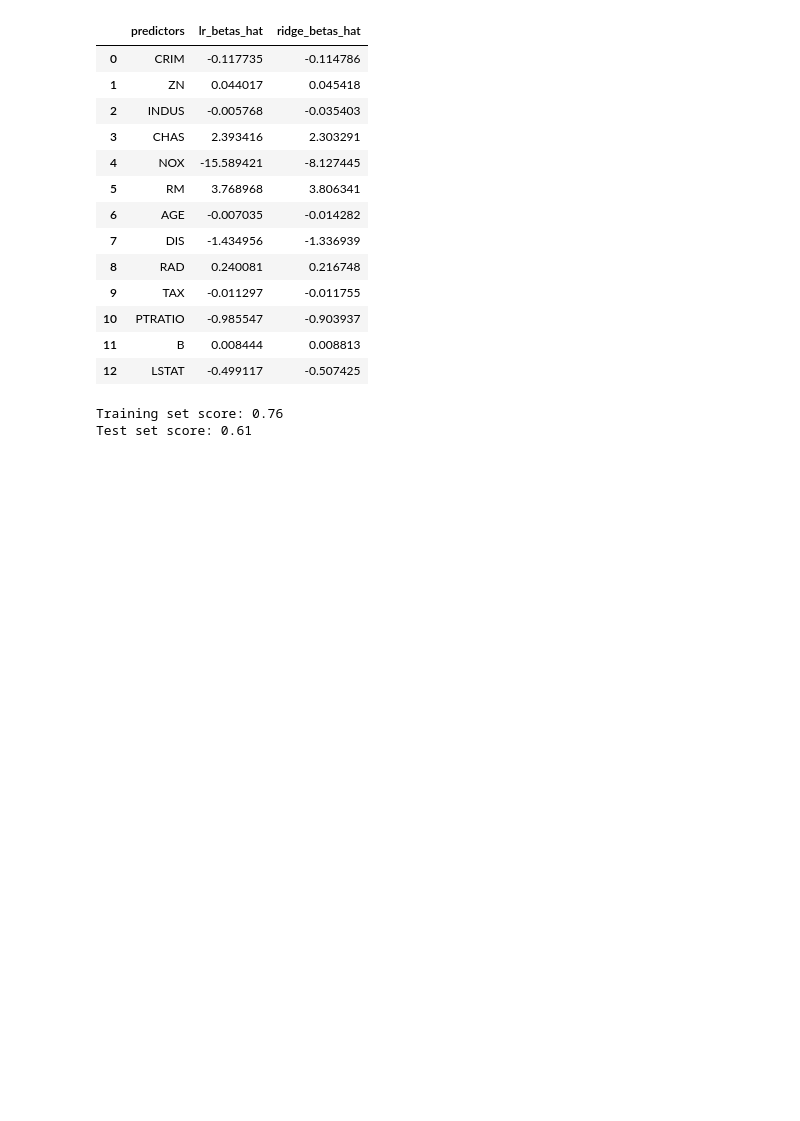
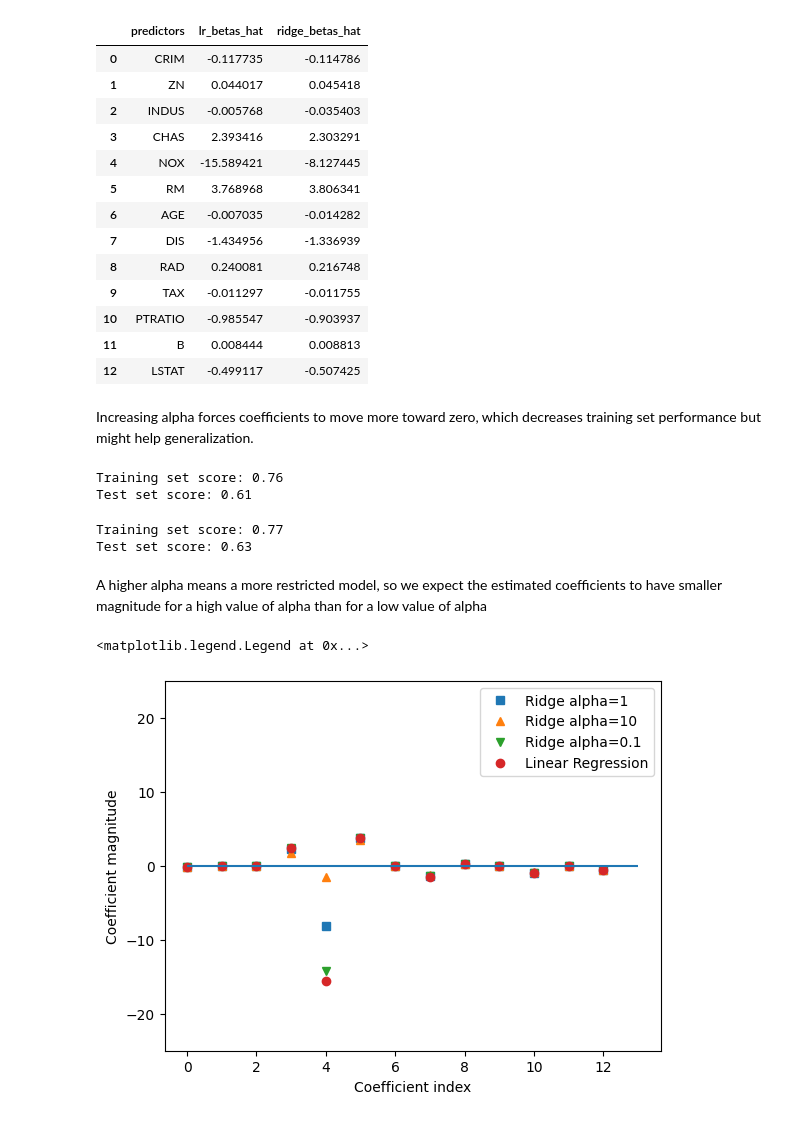
Before and after one commit to pquynhvu/ML, a Jupyter notebook: supervised-learning/linear-model.ipynb, the cells around one changed output. Cells and saved outputs as stored; diff of their text form; code cells hidden in the pictures; blank space fills up the shorter version.

```diff
--- a/supervised-learning/linear-model.ipynb
+++ b/supervised-learning/linear-model.ipynb
@@ -144,10 +162,34 @@ Test set score: 0.63
 | 10 | PTRATIO | -0.985547 | -0.903937 |
 | 11 | B | 0.008444 | 0.008813 |
 | 12 | LSTAT | -0.499117 | -0.507425 |
+# %% [markdown]
+Increasing alpha forces coefficients to move more toward zero, which decreases training set performance but might help generalization.
 # %%
-ridge10 = Ridge(alpha=10).fit(X_boston_train, y_boston_train)
-print("Training set score: {:.2f}".format(ridge10.score(X_boston_train, y_boston_train)))
-print("Test set score: {:.2f}".format(ridge10.score(X_boston_test, y_boston_test)))
+ridge10_boston = Ridge(alpha=10).fit(X_boston_train, y_boston_train)
+print("Training set score: {:.2f}".format(ridge10_boston.score(X_boston_train, y_boston_train)))
+print("Test set score: {:.2f}".format(ridge10_boston.score(X_boston_test, y_boston_test)))
 # %% [output]
 Training set score: 0.76
 Test set score: 0.61
+# %%
+ridge01_boston = Ridge(alpha=0.1).fit(X_boston_train, y_boston_train)
+print("Training set score: {:.2f}".format(ridge01_boston.score(X_boston_train, y_boston_train)))
+print("Test set score: {:.2f}".format(ridge01_boston.score(X_boston_test, y_boston_test)))
+# %% [output]
+Training set score: 0.77
+Test set score: 0.63
+# %% [markdown]
+A higher alpha means a more restricted model, so we expect the estimated coefficients to have smaller magnitude for a high value of alpha than for a low value of alpha
+# %%
+plt.plot(ridge_boston.coef_, 's', label="Ridge alpha=1")
+plt.plot(ridge10_boston.coef_, '^', label="Ridge alpha=10")
+plt.plot(ridge01_boston.coef_, 'v', label="Ridge alpha=0.1")
+plt.plot(lr_boston.coef_, 'o', label="Linear Regression")
+plt.xlabel("Coefficient index")
+plt.ylabel("Coefficient magnitude")
+plt.hlines(0, 0, len(lr_boston.coef_))
+plt.ylim(-25, 25)
+plt.legend()
+# %% [output]
+<matplotlib.legend.Legend at 0x...>
+[figure, added]
```
Also changed, not shown: parts of 4 cells of this notebook.
